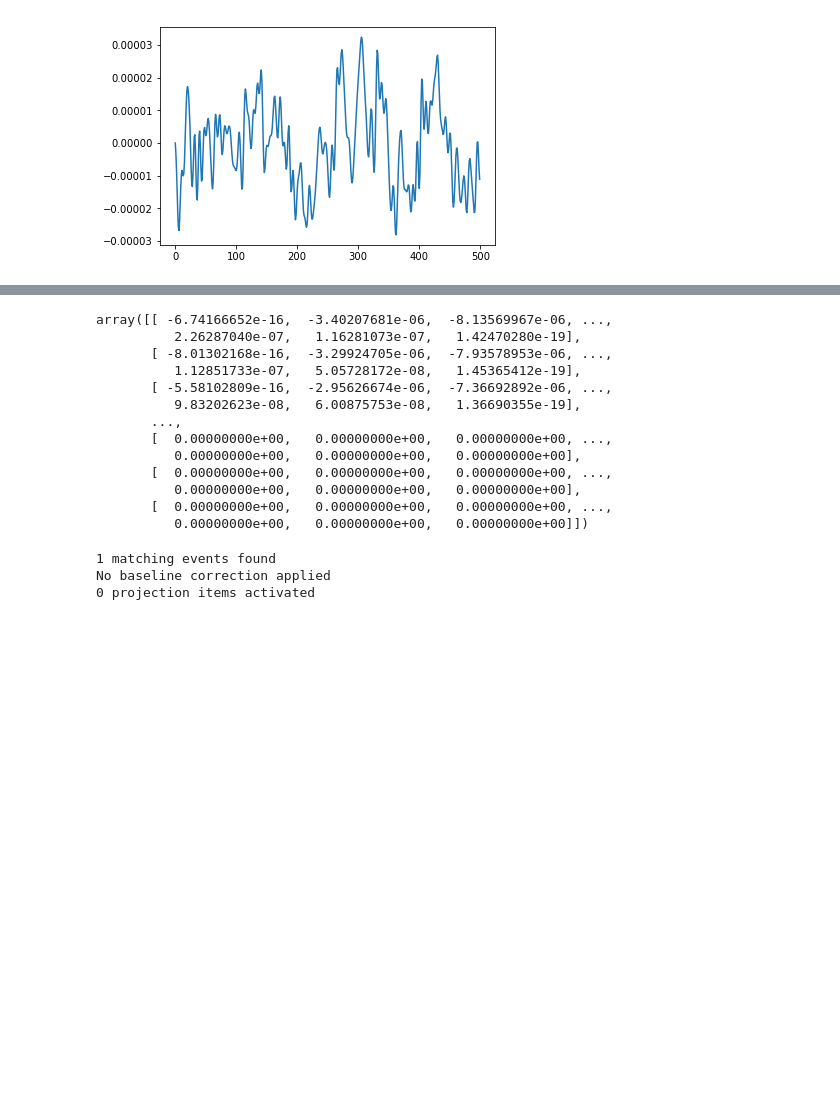
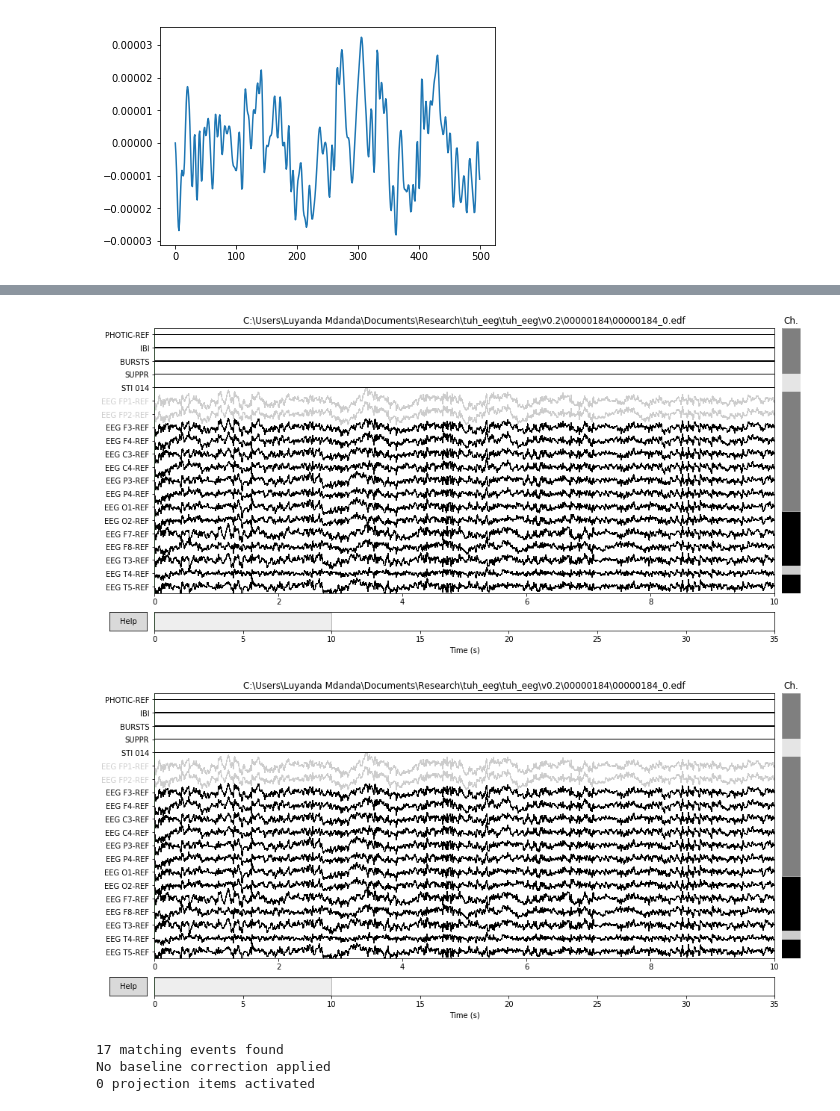
Before and after one commit to voytekresearch/EEGMapping, a Jupyter notebook: MNE-TUH.ipynb, the cells around one changed output, grey strips where cells are left out. Saved outputs shown, nothing was run; the diff lists cells and outputs as text; code cells hidden in the pictures; blank space fills up the shorter version.

Commit message:
Used average range of eeg channels to create new rejection dict, identified 3 Bad Channels. Issue: Still rejecting all epochs.

```diff
--- a/MNE-TUH.ipynb
+++ b/MNE-TUH.ipynb
@@ -250,35 +342,28 @@ numpy.float64
+# %%
+eeg_dat.info['bads'] = ['EEG FP1-REF','EEG FP2-REF', 'EEG EKG1-REF']
 # %%
-eeg_dat._data
+eeg_dat.plot()
 # %% [output]
-array([[ -6.74166652e-16,  -3.40207681e-06,  -8.13569967e-06, ...,
-          2.26287040e-07,   1.16281073e-07,   1.42470280e-19],
-       [ -8.01302168e-16,  -3.29924705e-06,  -7.93578953e-06, ...,
-          1.12851733e-07,   5.05728172e-08,   1.45365412e-19],
-       [ -5.58102809e-16,  -2.95626674e-06,  -7.36692892e-06, ...,
-          9.83202623e-08,   6.00875753e-08,   1.36690355e-19],
-       ...,
-       [  0.00000000e+00,   0.00000000e+00,   0.00000000e+00, ...,
-          0.00000000e+00,   0.00000000e+00,   0.00000000e+00],
-       [  0.00000000e+00,   0.00000000e+00,   0.00000000e+00, ...,
-          0.00000000e+00,   0.00000000e+00,   0.00000000e+00],
-       [  0.00000000e+00,   0.00000000e+00,   0.00000000e+00, ...,
-          0.00000000e+00,   0.00000000e+00,   0.00000000e+00]])
+[figure, added]
+[figure, added]
 # %%
 # Creates events at a 2 second as current data doesn't have any avaialble
-events = mne.make_fixed_length_events(eeg_dat, 0, start = 0, stop = 2 , duration = 2.0, first_samp = True)
+events = mne.make_fixed_length_events(eeg_dat, 0, start = 0, stop = 34 , duration = 2, first_samp = True)
 
 event_id = 0
 tmin = 0 # start of each epoch
 tmax = 2 # end of each epoch (2000ms after the trigger)
 baseline = None  # means from the first instant to t = 0
+reject = dict( eeg = 0.000121364317584) #used average range of channels
 
 picks_eeg = mne.pick_types(eeg_dat.info, meg=False, eeg=True, eog=True,
                            stim=False, exclude='bads')
+
 epochs = mne.Epochs(eeg_dat, events, event_id, tmin, tmax, proj=True,
-                    picks=picks_eeg, baseline=baseline,
+                    picks=picks_eeg, baseline=baseline, reject = reject,
                     reject_by_annotation=True, add_eeg_ref=False) ;
 # %% [output]
-1 matching events found
+17 matching events found
 No baseline correction applied
 0 projection items activated
 # %%
```
Also changed, not shown: parts of 16 cells of this notebook.
